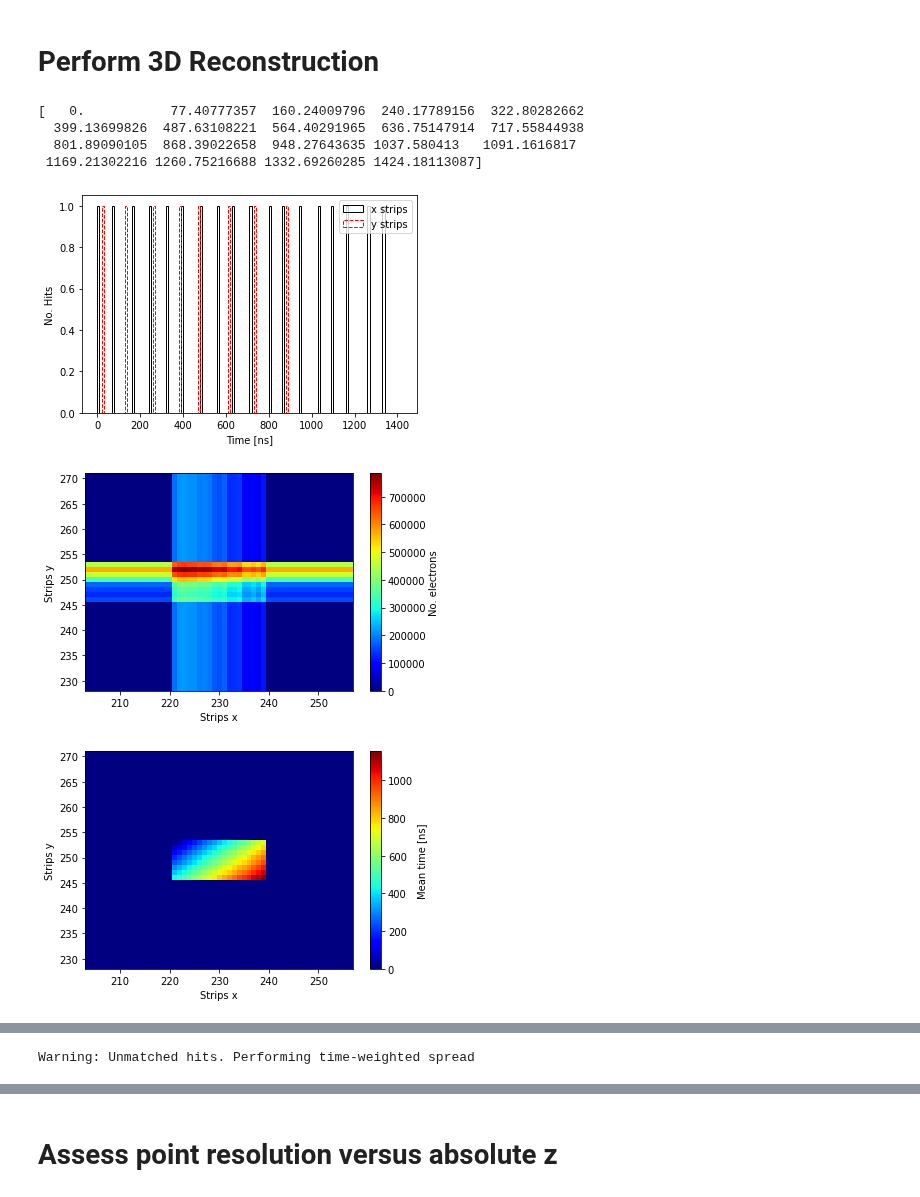
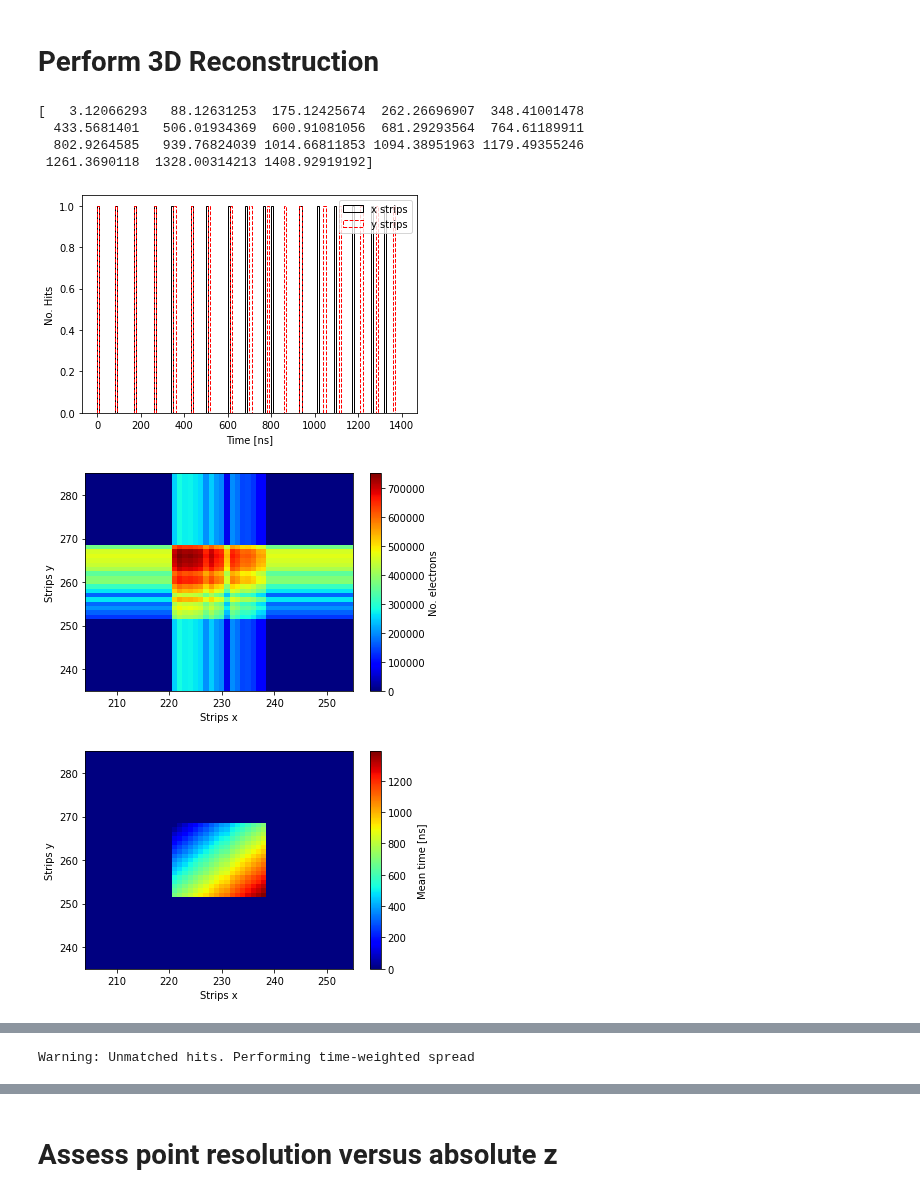
Before and after one commit to mghrear/2DstripRO, a Jupyter notebook: simulate_Po210.ipynb, the cells around one changed output, grey strips where cells are left out. Drawn from its saved outputs; the diff is of its cells as text; code cells hidden in the pictures.

```diff
--- a/simulate_Po210.ipynb
+++ b/simulate_Po210.ipynb
@@ -174,7 +174,7 @@ plot_track(track)
 # Electronic gain in x [mV/fC]
 # Electronic gain in y [mV/fC]
 
-def sim_readout(tracks, peaking_time = 200, digit_t  = 250, pitch_x = 200, pitch_y = 200,thres_x = 82/9.0*6241.5, thres_y =  82/4.5*6241.5, CS = 0.62, Gain = 505.7, v_drift = 0.0008, Charge_integration = True, DL = 1.2, pitch_z = 0.02, G_x = 9.0, G_y = 4.5):
+def sim_readout(tracks, peaking_time = 200, digit_t  = 250, pitch_x = 200, pitch_y = 200,thres_x = 82/9.0*6241.5, thres_y =  82/4.5*6241.5, CS = 0.62, Gain = 604, v_drift = 0.0008, Charge_integration = True, DL = 1.2, pitch_z = 0.02, G_x = 9.0, G_y = 4.5):
 
     #convert pitch to cm
     pitch_x = pitch_x * 1e-4
@@ -356,29 +356,29 @@ tracks.head()
 # %%
 # 3D clustering paramters
 mu = T_off.iloc[0]["Mu"]
 sigma = T_off.iloc[0]["Sigma"]
 n_sigma = 3
 
 # Look at a single event after the cut
-test_event = tracks.iloc[4]
+test_event = tracks.iloc[11]
 # Make a TrackTools object for the event
 dsp = stripROtools.TrackTools(event = test_event, Mult_factor = 1.0, gain_x=9, gain_y=4.5, v_drift=8.0)
 
 # Plot 1D time display
 dsp.TimeHistView( t_bin =10)
 
 # Plot 2D displays of charge and time
 dsp.Strip2DView(fullview = False)
 dsp.Strip2DView_times(fullview = False)
 
 # Plot 3D displays
 dsp.Reconst3D_v0()
 x,y,z,c = dsp.Reconst3D_v1( mu = mu, sigma = sigma , n_sigma = n_sigma,save_name = "sim_alpha")
 # %% [output]
-[   0.           77.40777357  160.24009796  240.17789156  322.80282662
-  399.13699826  487.63108221  564.40291965  636.75147914  717.55844938
-  801.89090105  868.39022658  948.27643635 1037.580413   1091.1616817
- 1169.21302216 1260.75216688 1332.69260285 1424.18113087]
+[   3.12066293   88.12631253  175.12425674  262.26696907  348.41001478
+  433.5681401   506.01934369  600.91081056  681.29293564  764.61189911
+  802.9264585   939.76824039 1014.66811853 1094.38951963 1179.49355246
+ 1261.3690118  1328.00314213 1408.92919192]
-[figure, old version]
+[figure, new version]
-[figure, old version]
+[figure, new version]
-[figure, old version]
+[figure, new version]
```
Also changed, not shown: parts of 10 cells of this notebook, 26 other files.
